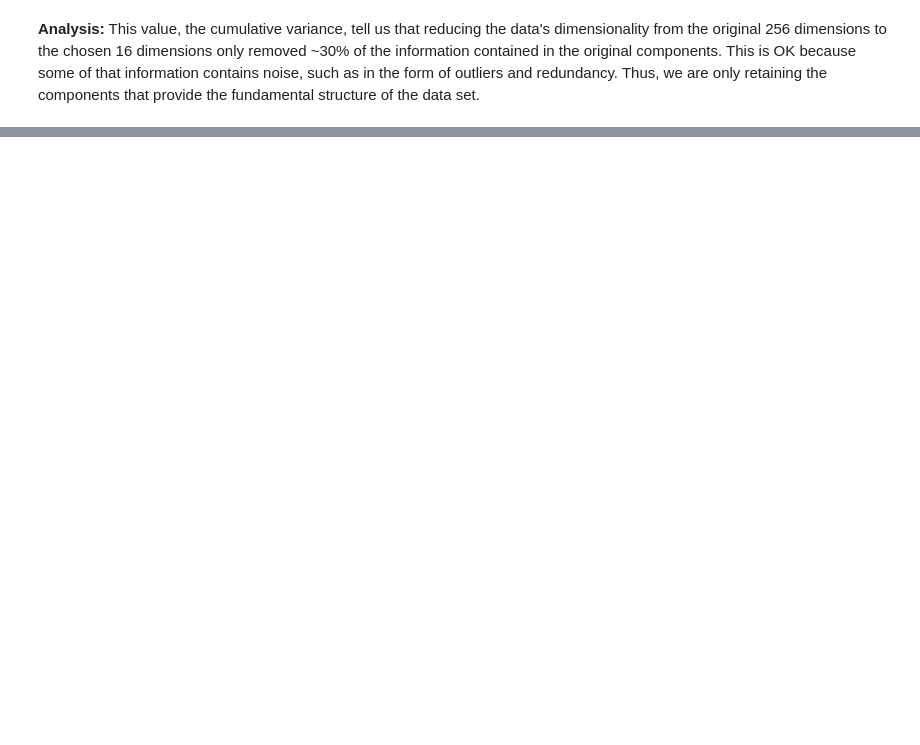
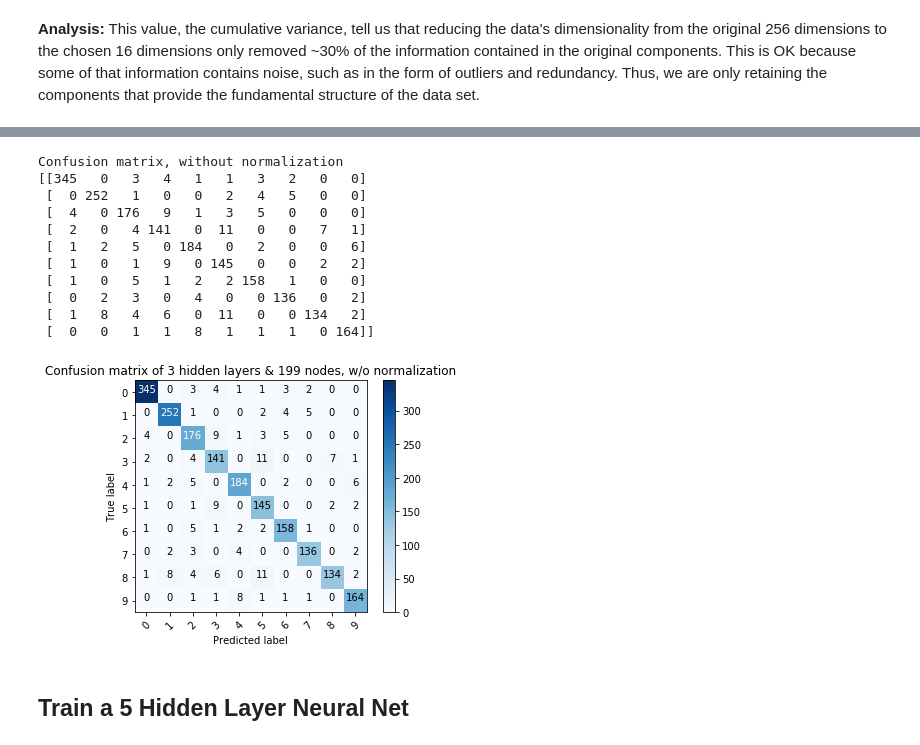
Before and after one commit to blancamiller/ML_notebook, a Jupyter notebook: HW6/Miller_Blanca_HW6.ipynb, the cells around one changed output, grey strips where cells are left out. Saved outputs shown, nothing was run; the diff lists cells and outputs as text; code cells hidden in the pictures; blank space fills up the shorter version.

```diff
--- a/HW6/Miller_Blanca_HW6.ipynb
+++ b/HW6/Miller_Blanca_HW6.ipynb
@@ -158,0 +385,17 @@ sb.heatmap(components)
+# %%
+plot_confusion_matrix(cm_3_199, classes=class_names, title='Confusion matrix of 3 hidden layers & 199 nodes, w/o normalization')
+# %% [output]
+Confusion matrix, without normalization
+[[345   0   3   4   1   1   3   2   0   0]
+ [  0 252   1   0   0   2   4   5   0   0]
+ [  4   0 176   9   1   3   5   0   0   0]
+ [  2   0   4 141   0  11   0   0   7   1]
+ [  1   2   5   0 184   0   2   0   0   6]
+ [  1   0   1   9   0 145   0   0   2   2]
+ [  1   0   5   1   2   2 158   1   0   0]
+ [  0   2   3   0   4   0   0 136   0   2]
+ [  1   8   4   6   0  11   0   0 134   2]
+ [  0   0   1   1   8   1   1   1   0 164]]
+[figure, added]
+# %% [markdown]
+## Train a 5 Hidden Layer Neural Net
```
Also changed, not shown: parts of 57 cells of this notebook, 17 other files.
